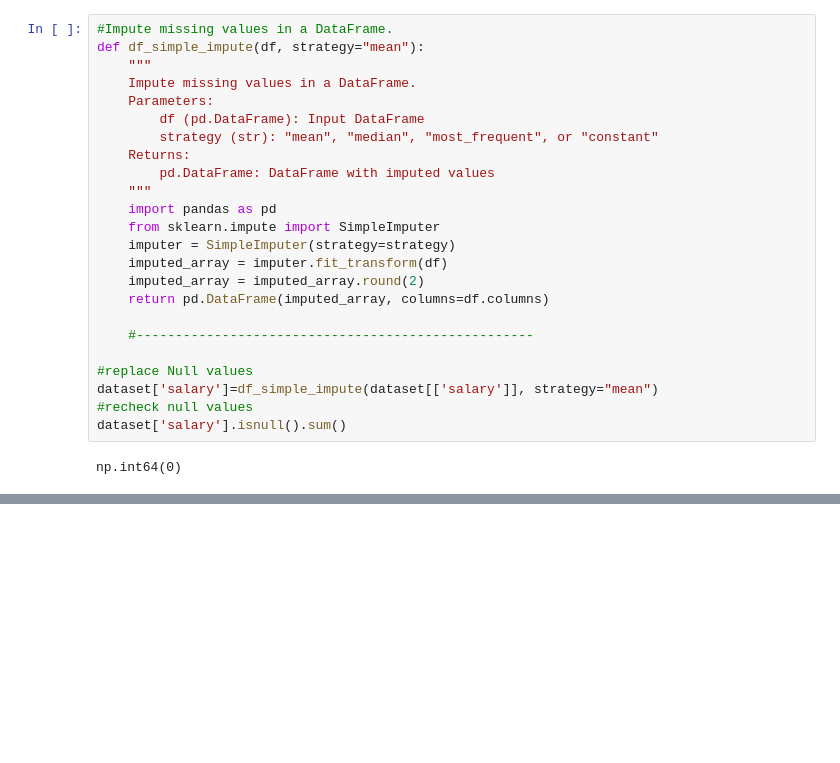
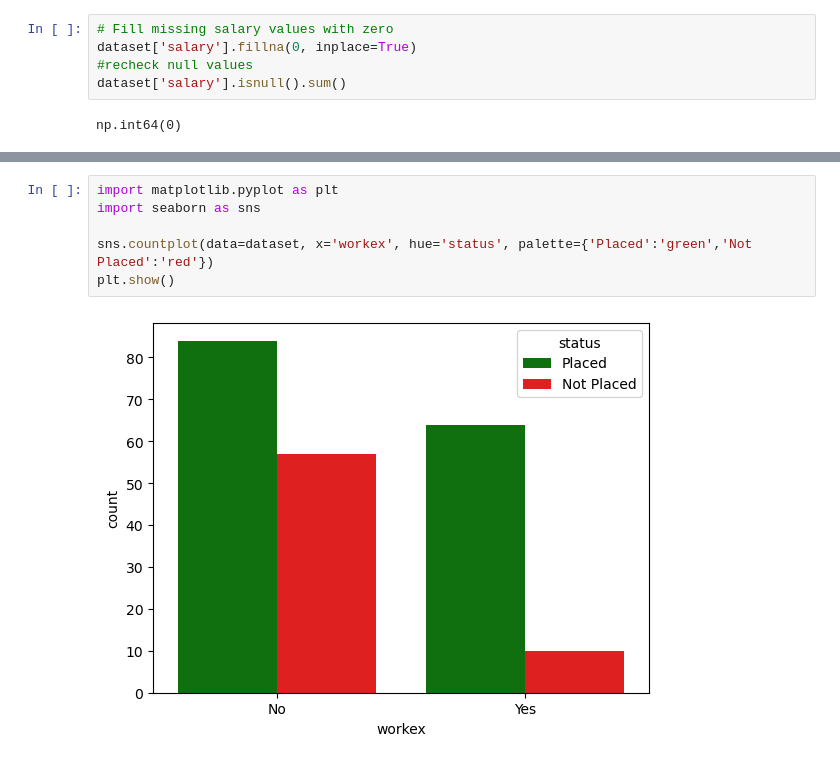
Before and after one commit to aisubramani/Hope_Ai_Assignment, a Jupyter notebook: Week5_2_Data_Science_Bivariate_Analysis/4_ANOVA/Assignment_data_analysis.ipynb, the cells around one changed output, grey strips where cells are left out. Saved outputs shown, nothing was run; the diff lists cells and outputs as text; blank space fills up the shorter version.

```diff
--- a/Week5_2_Data_Science_Bivariate_Analysis/4_ANOVA/Assignment_data_analysis.ipynb
+++ b/Week5_2_Data_Science_Bivariate_Analysis/4_ANOVA/Assignment_data_analysis.ipynb
@@ -64,25 +76,6 @@ In this case, we use <b>SimpleImputer</b> to fill the null values with the mean
 # %%
-#Impute missing values in a DataFrame.
-def df_simple_impute(df, strategy="mean"):
-    """
-    Impute missing values in a DataFrame.
-    Parameters:
-        df (pd.DataFrame): Input DataFrame
-        strategy (str): "mean", "median", "most_frequent", or "constant"
-    Returns:
-        pd.DataFrame: DataFrame with imputed values
-    """
-    import pandas as pd
-    from sklearn.impute import SimpleImputer
-    imputer = SimpleImputer(strategy=strategy)
-    imputed_array = imputer.fit_transform(df)
-    imputed_array = imputed_array.round(2)
-    return pd.DataFrame(imputed_array, columns=df.columns)
-
-    #---------------------------------------------------
-
-#replace Null values
-dataset['salary']=df_simple_impute(dataset[['salary']], strategy="mean")
+# Fill missing salary values with zero
+dataset['salary'].fillna(0, inplace=True)
 #recheck null values
 dataset['salary'].isnull().sum()
 # %% [output]
@@ -93,0 +281,8 @@ np.int64(0)
+# %%
+import matplotlib.pyplot as plt
+import seaborn as sns
+
+sns.countplot(data=dataset, x='workex', hue='status', palette={'Placed':'green','Not Placed':'red'})
+plt.show()
+# %% [output]
+[figure, added]
```
Also changed, not shown: parts of 26 cells of this notebook.
